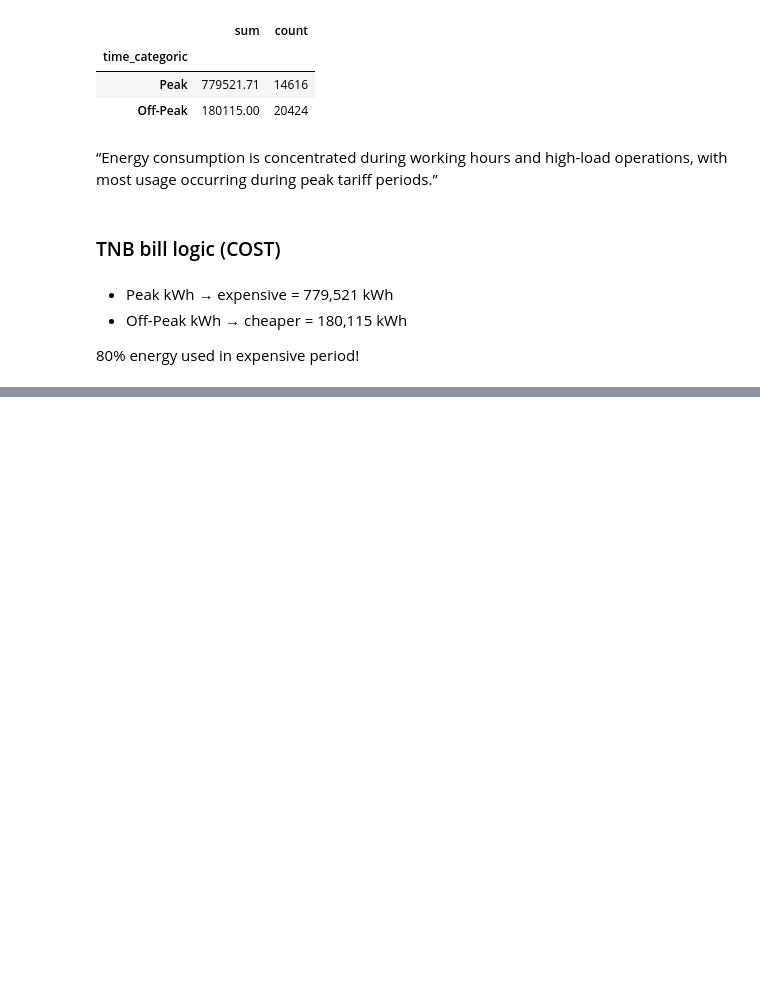
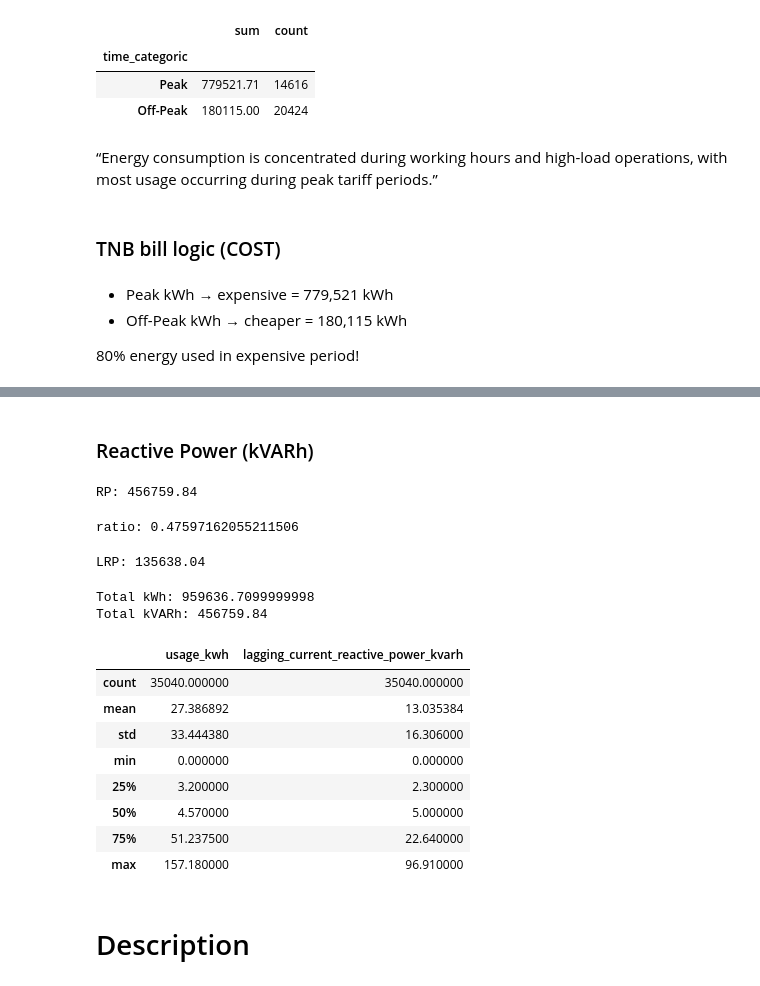
Before and after one commit to kaymansrinivasan/Steel-Industry-Energy-Consumption, a Jupyter notebook: notebook/book.ipynb, the cells around one changed output, grey strips where cells are left out. Cells and saved outputs as stored; diff of their text form; code cells hidden in the pictures; blank space fills up the shorter version.

```diff
--- a/notebook/book.ipynb
+++ b/notebook/book.ipynb
@@ -210,0 +307,38 @@ df.groupby("time_categoric")["usage_kwh"].agg(["sum", "count"]).sort_values("sum
+# %% [markdown]
+### Reactive Power (kVARh)
+# %%
+RP = df["lagging_current_reactive_power_kvarh"].sum() #Total reactive energy (waste)
+print(f"RP: {RP}")
+# %% [output]
+RP: 456759.84
+# %%
+real = df["usage_kwh"].sum() #If ratio < 0.3 is good | if ratio > 0.5 is high
+ratio = RP/real
+print(f"ratio: {ratio}")
+# %% [output]
+ratio: 0.47597162055211506
+# %%
+LRP = df["leading_current_reactive_power_kvarh"].sum()
+print(f"LRP: {LRP}")
+# %% [output]
+LRP: 135638.04
+# %%
+print("Total kWh:", df["usage_kwh"].sum())
+print("Total kVARh:", df["lagging_current_reactive_power_kvarh"].sum())
+# %% [output]
+Total kWh: 959636.7099999998
+Total kVARh: 456759.84
+# %%
+df[["usage_kwh", "lagging_current_reactive_power_kvarh"]].describe()
+# %% [output]
+|  | usage_kwh | lagging_current_reactive_power_kvarh |
+| count | 35040.000000 | 35040.000000 |
+| mean | 27.386892 | 13.035384 |
+| std | 33.444380 | 16.306000 |
+| min | 0.000000 | 0.000000 |
+| 25% | 3.200000 | 2.300000 |
+| 50% | 4.570000 | 5.000000 |
+| 75% | 51.237500 | 22.640000 |
+| max | 157.180000 | 96.910000 |
+# %% [markdown]
+# Description
```
Also changed, not shown: parts of 15 cells of this notebook.
